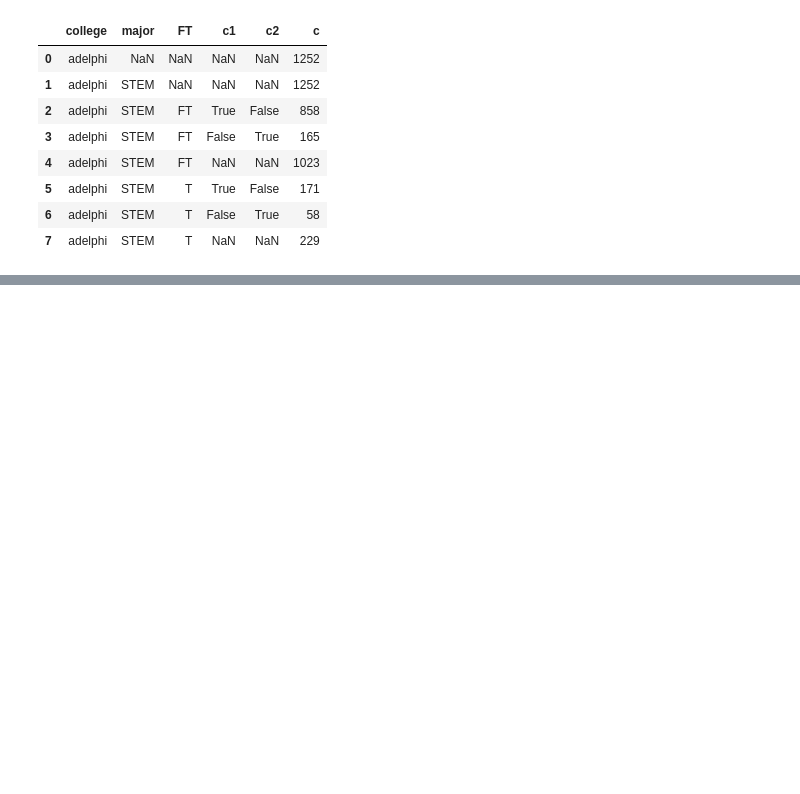
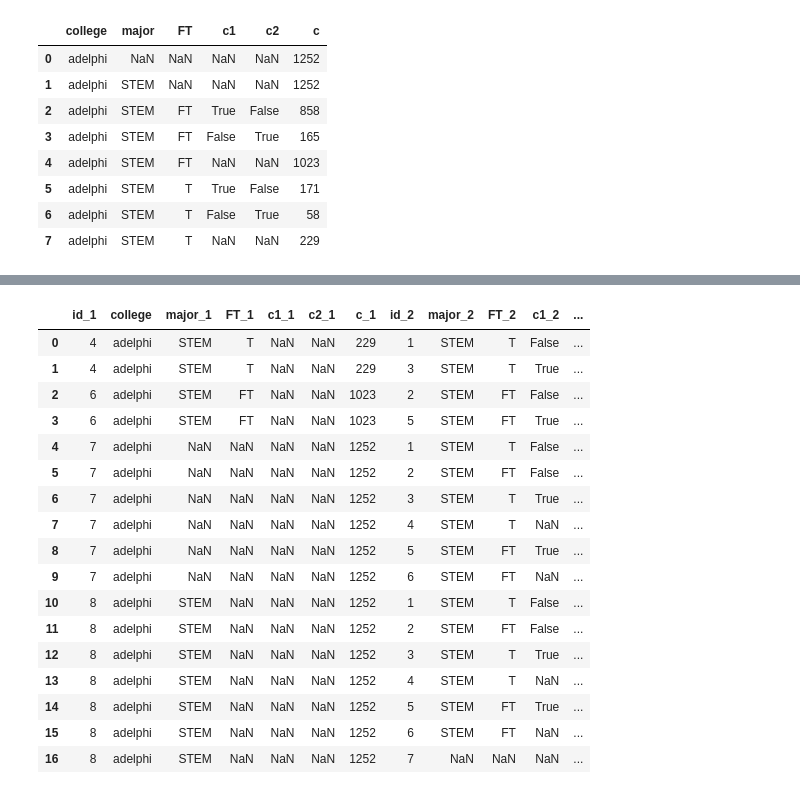
Before and after one commit to DataManagementSystemsLab/STEM2-Dashboard, a Jupyter notebook: Untitled.ipynb, the cells around one changed output, grey strips where cells are left out. Cells and saved outputs as stored; diff of their text form; code cells hidden in the pictures; blank space fills up the shorter version.

```diff
--- a/Untitled.ipynb
+++ b/Untitled.ipynb
@@ -133,2 +246,31 @@ df4=conn.execute(q2).df()
+# %%
+q2= ''' with  M as (select *, max(result) over (partition by id_1) max_r from merged_df where
+result > 0
+order by Result)
+select * from M where max_r=result
+and id_1 > id_2
+'''
+df4=conn.execute(q2).df()
 # %%
 L=df3[columns].values.tolist()
+# %%
+df4
+# %% [output]
+|  | id_1 | college | major_1 | FT_1 | c1_1 | c2_1 | c_1 | id_2 | major_2 | FT_2 | c1_2 | ... |
+| 0 | 4 | adelphi | STEM | T | NaN | NaN | 229 | 1 | STEM | T | False | ... |
+| 1 | 4 | adelphi | STEM | T | NaN | NaN | 229 | 3 | STEM | T | True | ... |
+| 2 | 6 | adelphi | STEM | FT | NaN | NaN | 1023 | 2 | STEM | FT | False | ... |
+| 3 | 6 | adelphi | STEM | FT | NaN | NaN | 1023 | 5 | STEM | FT | True | ... |
+| 4 | 7 | adelphi | NaN | NaN | NaN | NaN | 1252 | 1 | STEM | T | False | ... |
+| 5 | 7 | adelphi | NaN | NaN | NaN | NaN | 1252 | 2 | STEM | FT | False | ... |
+| 6 | 7 | adelphi | NaN | NaN | NaN | NaN | 1252 | 3 | STEM | T | True | ... |
+| 7 | 7 | adelphi | NaN | NaN | NaN | NaN | 1252 | 4 | STEM | T | NaN | ... |
+| 8 | 7 | adelphi | NaN | NaN | NaN | NaN | 1252 | 5 | STEM | FT | True | ... |
+| 9 | 7 | adelphi | NaN | NaN | NaN | NaN | 1252 | 6 | STEM | FT | NaN | ... |
+| 10 | 8 | adelphi | STEM | NaN | NaN | NaN | 1252 | 1 | STEM | T | False | ... |
+| 11 | 8 | adelphi | STEM | NaN | NaN | NaN | 1252 | 2 | STEM | FT | False | ... |
+| 12 | 8 | adelphi | STEM | NaN | NaN | NaN | 1252 | 3 | STEM | T | True | ... |
+| 13 | 8 | adelphi | STEM | NaN | NaN | NaN | 1252 | 4 | STEM | T | NaN | ... |
+| 14 | 8 | adelphi | STEM | NaN | NaN | NaN | 1252 | 5 | STEM | FT | True | ... |
+| 15 | 8 | adelphi | STEM | NaN | NaN | NaN | 1252 | 6 | STEM | FT | NaN | ... |
+| 16 | 8 | adelphi | STEM | NaN | NaN | NaN | 1252 | 7 | NaN | NaN | NaN | ... |
```
Also changed, not shown: parts of 16 cells of this notebook.
